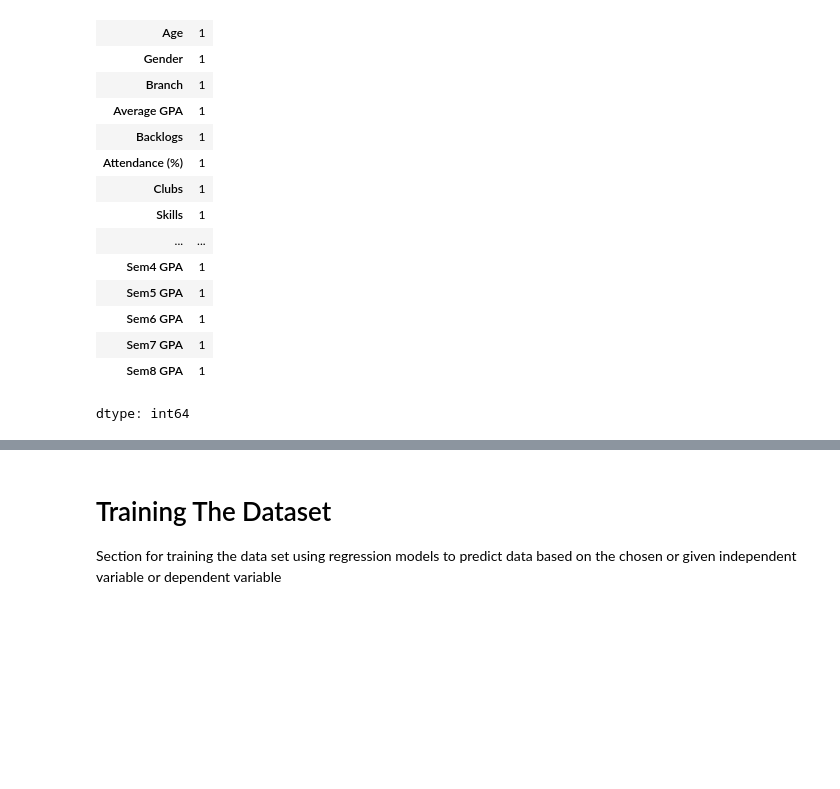
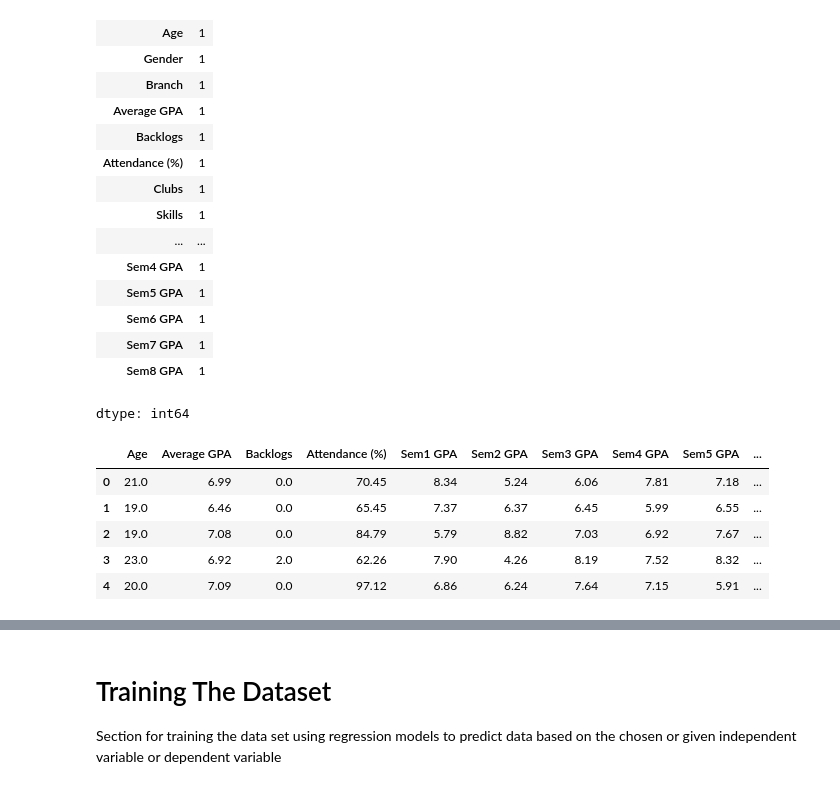
Before and after one commit to Miihi77/Data-Mining-School, a Jupyter notebook: Self_Trial.ipynb, the cells around one changed output, grey strips where cells are left out. Cells and saved outputs as stored; diff of their text form; code cells hidden in the pictures; blank space fills up the shorter version.

```diff
--- a/Self_Trial.ipynb
+++ b/Self_Trial.ipynb
@@ -67,3 +67,12 @@ dataset = dataset.drop([''], axis=1)
+# %%
+dataset.head()
+# %% [output]
+|  | Age | Average GPA | Backlogs | Attendance (%) | Sem1 GPA | Sem2 GPA | Sem3 GPA | Sem4 GPA | Sem5 GPA | ... |
+| 0 | 21.0 | 6.99 | 0.0 | 70.45 | 8.34 | 5.24 | 6.06 | 7.81 | 7.18 | ... |
+| 1 | 19.0 | 6.46 | 0.0 | 65.45 | 7.37 | 6.37 | 6.45 | 5.99 | 6.55 | ... |
+| 2 | 19.0 | 7.08 | 0.0 | 84.79 | 5.79 | 8.82 | 7.03 | 6.92 | 7.67 | ... |
+| 3 | 23.0 | 6.92 | 2.0 | 62.26 | 7.90 | 4.26 | 8.19 | 7.52 | 8.32 | ... |
+| 4 | 20.0 | 7.09 | 0.0 | 97.12 | 6.86 | 6.24 | 7.64 | 7.15 | 5.91 | ... |
 # %%
 # Note can use better combination 80/20 or 70/30
 train_dataset = dataset.sample(frac=0.8, random_state=0)
```
Also changed, not shown: parts of 7 cells of this notebook.
